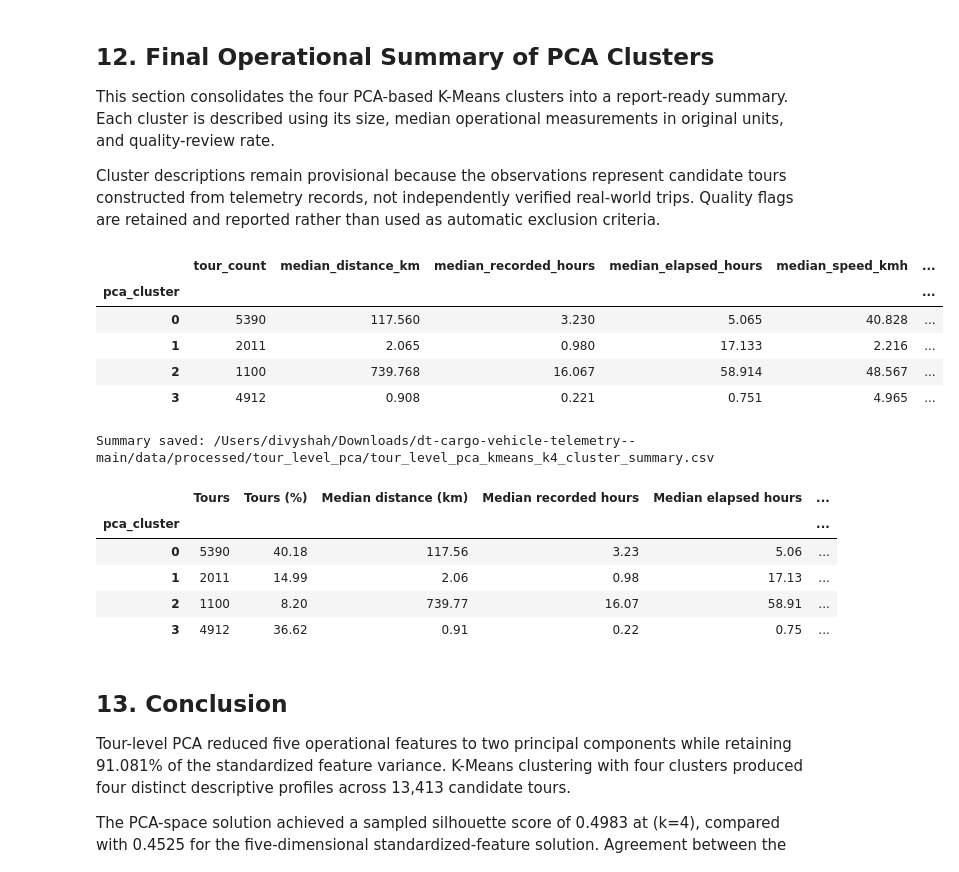
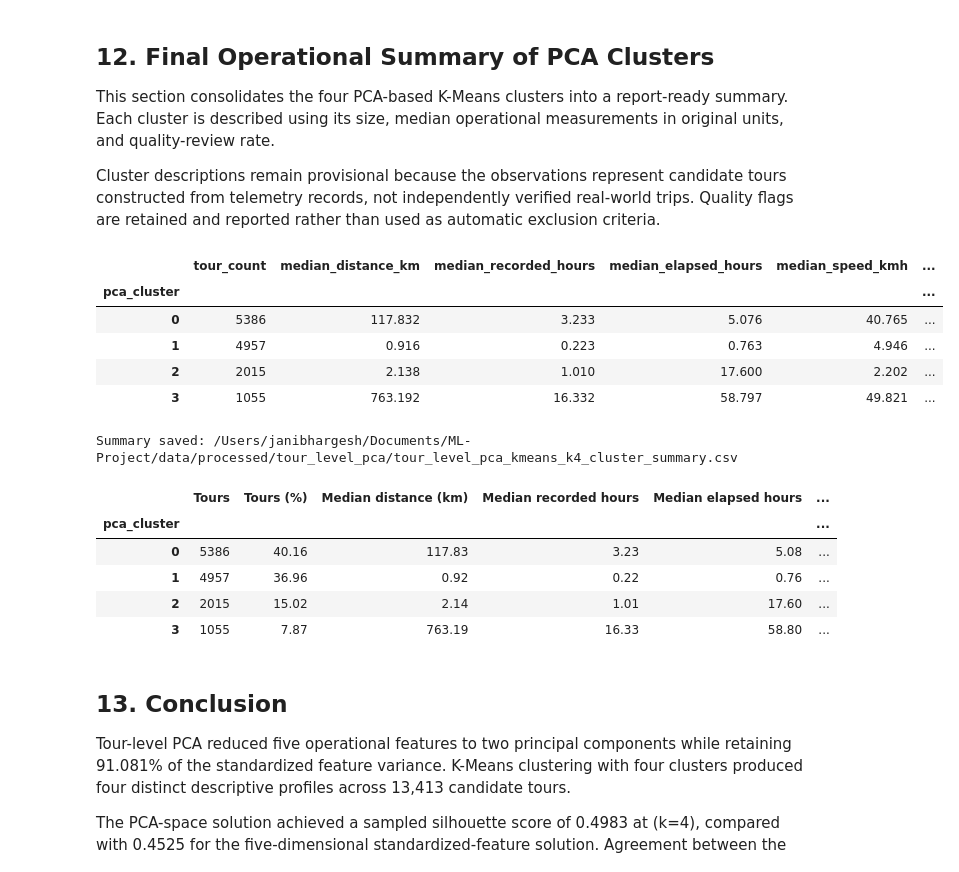
Before and after one commit to Bhargeshjani03/dt-cargo-vehicle-telemetry-, a Jupyter notebook: notebooks/tour_level_kmeans_comparison.ipynb, the cells around one changed output. Saved outputs shown, nothing was run; the diff lists cells and outputs as text; code cells hidden in the pictures.

Commit message:
K-means clustering completed

```diff
--- a/notebooks/tour_level_kmeans_comparison.ipynb
+++ b/notebooks/tour_level_kmeans_comparison.ipynb
@@ -185,7 +185,7 @@ standardized_features = [
     "scaled_total_distance_km",
     "scaled_recorded_track_hours",
     "scaled_elapsed_span_hours",
-    "scaled_distance_based_avg_speed_kmh",
+    "scaled_distance_based_avg_speed_kmh_clean",
     "scaled_track_count",
 ]
 
@@ -518,7 +518,7 @@ tour_data_path = (
     / "data"
     / "processed"
     / "tour_level"
-    / "retained_tours_quality_checked.csv"
+    / "retained_tours_quality_checked_speed_flagged.csv"
 )
 
 tour_data = pd.read_csv(tour_data_path)
@@ -570,7 +570,7 @@ profile_columns = [
     "total_distance_km",
     "recorded_track_hours",
     "elapsed_span_hours",
-    "distance_based_avg_speed_kmh",
+    "distance_based_avg_speed_kmh_clean",
     "track_count",
 ]
 
@@ -1078,39 +1079,39 @@ cluster_summary = (
     final_tour_clusters
     .groupby("pca_cluster")
     .agg(
         tour_count=("tour_id", "size"),
         median_distance_km=("total_distance_km", "median"),
         median_recorded_hours=("recorded_track_hours", "median"),
         median_elapsed_hours=("elapsed_span_hours", "median"),
-        median_speed_kmh=("distance_based_avg_speed_kmh", "median"),
+        median_speed_kmh=("distance_based_avg_speed_kmh_clean", "median"),
         median_track_count=("track_count", "median"),
         quality_review_count=("requires_quality_review", "sum"),
     )
 )
 
 cluster_summary["tour_percentage"] = (
     100 * cluster_summary["tour_count"] / len(final_tour_clusters)
 ).round(2)
 
 cluster_summary["quality_review_percentage"] = (
     100 * cluster_summary["quality_review_count"]
     / cluster_summary["tour_count"]
 ).round(2)
 
 display(cluster_summary.round(3))
 
 summary_path = OUTPUT_DIR / "tour_level_pca_kmeans_k4_cluster_summary.csv"
 cluster_summary.to_csv(summary_path)
 
 print("Summary saved:", summary_path)
 # %% [output]
 |  | tour_count | median_distance_km | median_recorded_hours | median_elapsed_hours | median_speed_kmh | ... |
 | pca_cluster |  |  |  |  |  | ... |
-| 0 | 5390 | 117.560 | 3.230 | 5.065 | 40.828 | ... |
-| 1 | 2011 | 2.065 | 0.980 | 17.133 | 2.216 | ... |
-| 2 | 1100 | 739.768 | 16.067 | 58.914 | 48.567 | ... |
-| 3 | 4912 | 0.908 | 0.221 | 0.751 | 4.965 | ... |
+| 0 | 5386 | 117.832 | 3.233 | 5.076 | 40.765 | ... |
+| 1 | 4957 | 0.916 | 0.223 | 0.763 | 4.946 | ... |
+| 2 | 2015 | 2.138 | 1.010 | 17.600 | 2.202 | ... |
+| 3 | 1055 | 763.192 | 16.332 | 58.797 | 49.821 | ... |
-Summary saved: /Users/divyshah/Downloads/dt-cargo-vehicle-telemetry--main/data/processed/tour_level_pca/tour_level_pca_kmeans_k4_cluster_summary.csv
+Summary saved: /Users/janibhargesh/Documents/ML-Project/data/processed/tour_level_pca/tour_level_pca_kmeans_k4_cluster_summary.csv
 # %%
 report_columns = [
     "tour_count",
@@ -1142,10 +1143,10 @@ display(
 # %% [output]
 |  | Tours | Tours (%) | Median distance (km) | Median recorded hours | Median elapsed hours | ... |
 | pca_cluster |  |  |  |  |  | ... |
-| 0 | 5390 | 40.18 | 117.56 | 3.23 | 5.06 | ... |
-| 1 | 2011 | 14.99 | 2.06 | 0.98 | 17.13 | ... |
-| 2 | 1100 | 8.20 | 739.77 | 16.07 | 58.91 | ... |
-| 3 | 4912 | 36.62 | 0.91 | 0.22 | 0.75 | ... |
+| 0 | 5386 | 40.16 | 117.83 | 3.23 | 5.08 | ... |
+| 1 | 4957 | 36.96 | 0.92 | 0.22 | 0.76 | ... |
+| 2 | 2015 | 15.02 | 2.14 | 1.01 | 17.60 | ... |
+| 3 | 1055 | 7.87 | 763.19 | 16.33 | 58.80 | ... |
 # %% [markdown]
 ## 13. Conclusion
 
```
Also changed, not shown: parts of 54 cells of this notebook, 2 other files.
